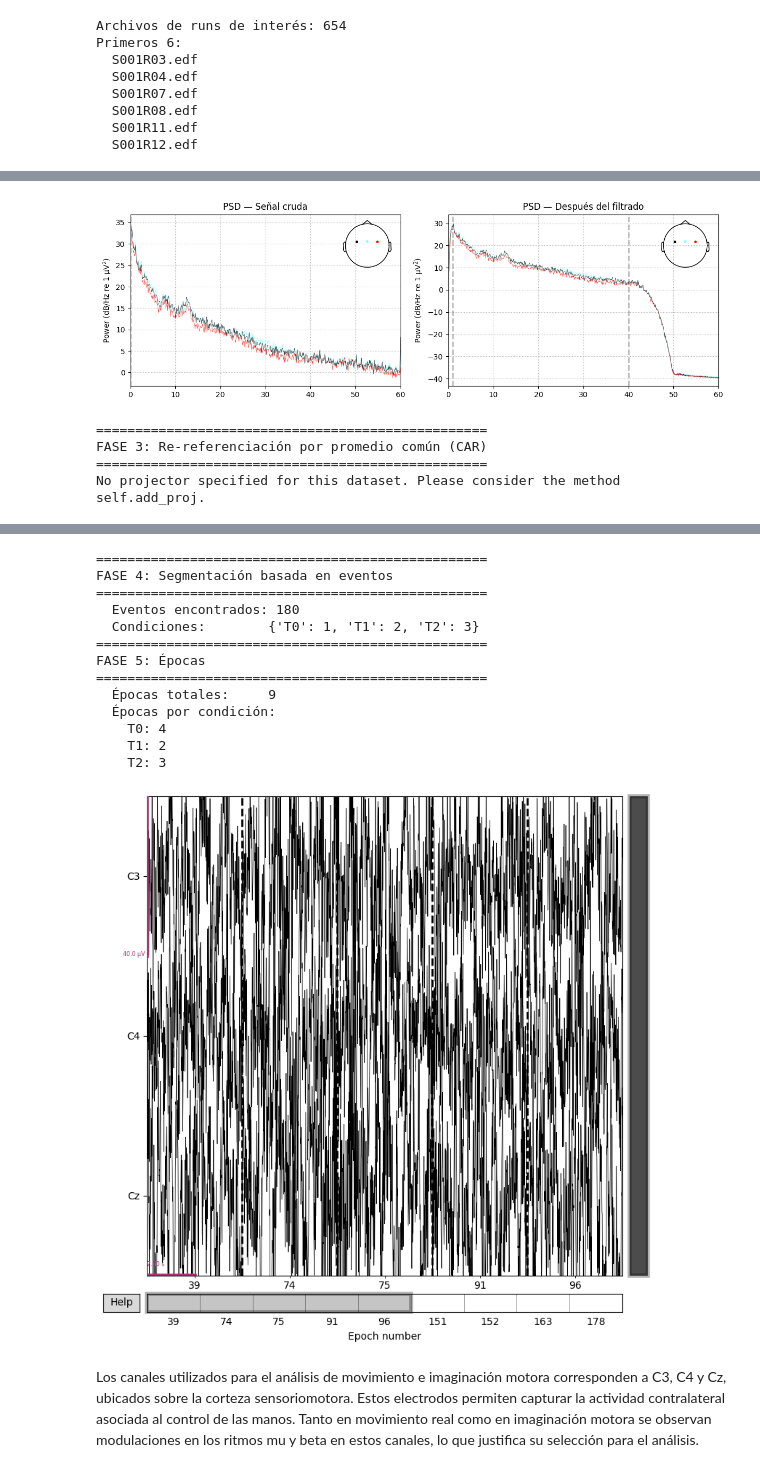
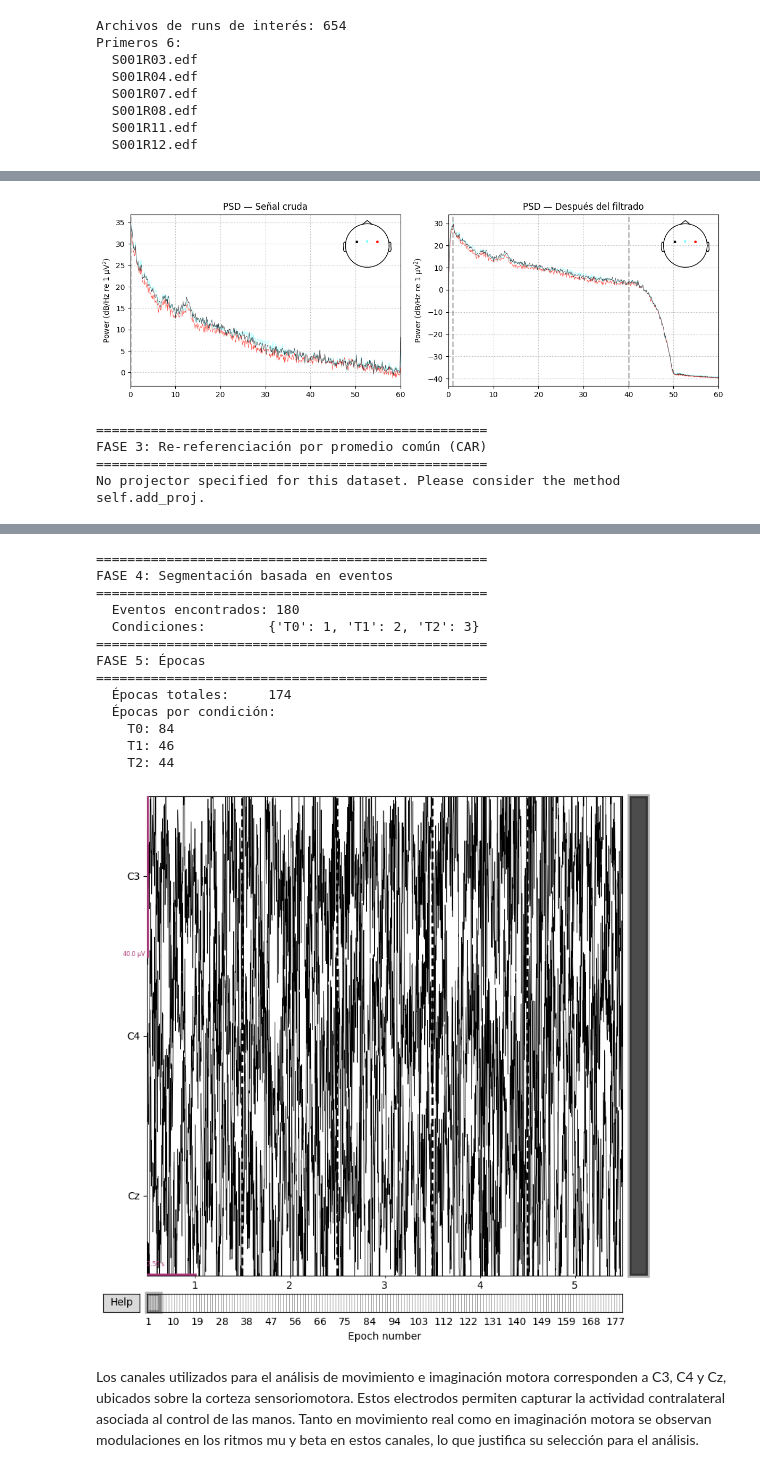
Before and after one commit to Michael10Crack/Lab_BioSenales, a Jupyter notebook: Proyecto1_biosenales.ipynb, the cells around one changed output, grey strips where cells are left out. Saved outputs shown, nothing was run; the diff lists cells and outputs as text; code cells hidden in the pictures.

```diff
--- a/Proyecto1_biosenales.ipynb
+++ b/Proyecto1_biosenales.ipynb
@@ -459,7 +459,7 @@ def preprocesar_eeg(raw, visualizar=True):
         tmax=4,
         picks=CANALES_INTERES,
         baseline=(-1, 0),
-        reject=dict(eeg=100e-6),
+        reject=dict(eeg=200e-6),
         preload=True,
         verbose=False
     )
@@ -500,32 +499,32 @@ Using matplotlib as 2D backend.
 [figure]
 ==================================================
 FASE 2: Filtrado pasa-banda (1–40 Hz) + Notch (60 Hz)
 ==================================================
 [figure]
 Effective window size : 12.800 (s)
 Plotting power spectral density (dB=True).
 Effective window size : 12.800 (s)
 Plotting power spectral density (dB=True).
 [figure]
 ==================================================
 FASE 3: Re-referenciación por promedio común (CAR)
 ==================================================
 No projector specified for this dataset. Please consider the method self.add_proj.
 [figure]
 ==================================================
 FASE 4: Segmentación basada en eventos
 ==================================================
   Eventos encontrados: 180
   Condiciones:        {'T0': 1, 'T1': 2, 'T2': 3}
 ==================================================
 FASE 5: Épocas
 ==================================================
-  Épocas totales:     9
+  Épocas totales:     174
   Épocas por condición:
-    T0: 4
-    T1: 2
-    T2: 3
+    T0: 84
+    T1: 46
+    T2: 44
-[figure, old version]
+[figure, new version]
 # %% [markdown]
 Los canales utilizados para el análisis de movimiento e imaginación motora corresponden a C3, C4 y Cz, ubicados sobre la corteza sensoriomotora. Estos electrodos permiten capturar la actividad contralateral asociada al control de las manos. Tanto en movimiento real como en imaginación motora se observan modulaciones en los ritmos mu y beta en estos canales, lo que justifica su selección para el análisis.
 # %% [markdown]
```
Also changed, not shown: parts of 5 cells of this notebook.
